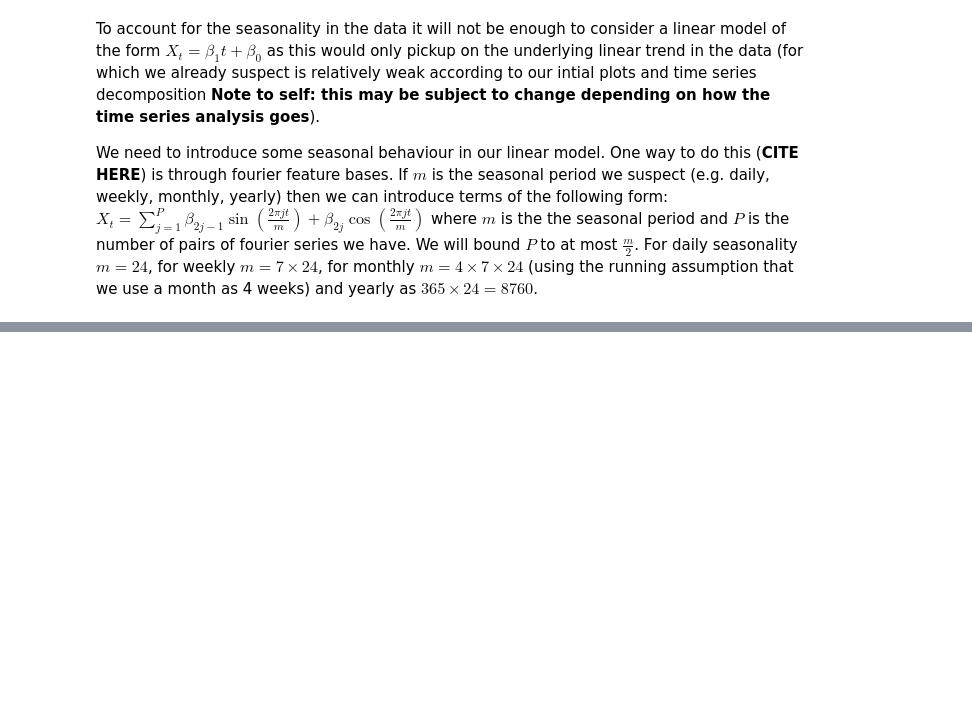
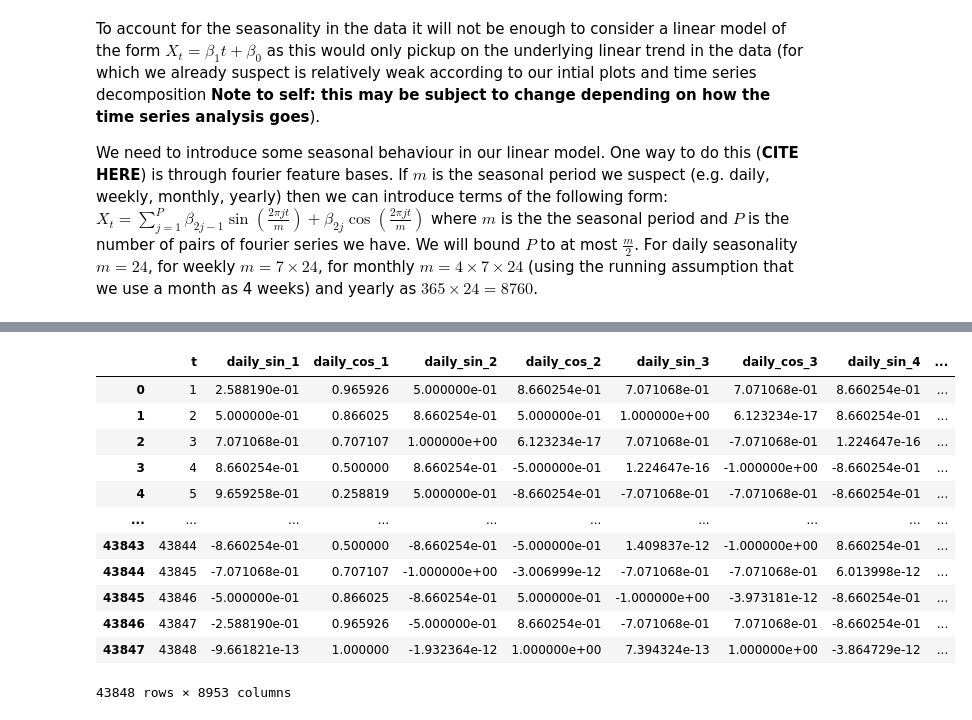
Before and after one commit to cesare-spinoso/project_432, a Jupyter notebook: Linear_models.ipynb, the cells around one changed output, grey strips where cells are left out. Cells and saved outputs as stored; diff of their text form; code cells hidden in the pictures; blank space fills up the shorter version.

Commit message:
Successfully managed to generate our design_matrix.

```diff
--- a/Linear_models.ipynb
+++ b/Linear_models.ipynb
@@ -182,0 +210,21 @@ array([[    1],
+# %%
+#3. Fourier feature bases for Yearly seasonal period
+m = 24 * 365
+P = m/2
+j = np.arange(1, int(P)+1)
+
+# Generating the column names we need for the dataframe
+titles_sin, titles_cos = ['yearly_sin_' + str(x) for x in j], ['yearly_cos_' + str(x) for x in j]
+
+# Generating the number to which we will apply sin and cos afterwards
+temp_multiply = (2 * np.pi * j)/m
+
+# Generating the sin and cos values
+yearly_design_matrix_sin = pd.DataFrame(data = np.sin(temp_multiply * design_matrix), columns = titles_sin)
+yearly_design_matrix_cos = pd.DataFrame(data = np.cos(temp_multiply * design_matrix), columns = titles_cos)
+
+# Merging the two dataframes to be a single dataframe
+yearly_design_matrix =  pd.concat([yearly_design_matrix_sin, yearly_design_matrix_cos], axis = 1)
+
+# Reordering the columns in a more convenient way (sin and cos tuples with a specific index j)
+yearly_design_matrix = yearly_design_matrix[list(sum(zip(titles_sin, titles_cos), ()))]
@@ -183,3 +247,21 @@ array([[    1],
+# %%
+#Adding all our newly generated period design_matrices to our original one
+design_matrix = pd.concat([pd.DataFrame(design_matrix, columns = ['t']), daily_design_matrix, weekly_design_matrix, yearly_design_matrix], axis = 1)
+design_matrix
+# %% [output]
+|  | t | daily_sin_1 | daily_cos_1 | daily_sin_2 | daily_cos_2 | daily_sin_3 | daily_cos_3 | daily_sin_4 | ... |
+| 0 | 1 | 2.588190e-01 | 0.965926 | 5.000000e-01 | 8.660254e-01 | 7.071068e-01 | 7.071068e-01 | 8.660254e-01 | ... |
+| 1 | 2 | 5.000000e-01 | 0.866025 | 8.660254e-01 | 5.000000e-01 | 1.000000e+00 | 6.123234e-17 | 8.660254e-01 | ... |
+| 2 | 3 | 7.071068e-01 | 0.707107 | 1.000000e+00 | 6.123234e-17 | 7.071068e-01 | -7.071068e-01 | 1.224647e-16 | ... |
+| 3 | 4 | 8.660254e-01 | 0.500000 | 8.660254e-01 | -5.000000e-01 | 1.224647e-16 | -1.000000e+00 | -8.660254e-01 | ... |
+| 4 | 5 | 9.659258e-01 | 0.258819 | 5.000000e-01 | -8.660254e-01 | -7.071068e-01 | -7.071068e-01 | -8.660254e-01 | ... |
+| ... | ... | ... | ... | ... | ... | ... | ... | ... | ... |
+| 43843 | 43844 | -8.660254e-01 | 0.500000 | -8.660254e-01 | -5.000000e-01 | 1.409837e-12 | -1.000000e+00 | 8.660254e-01 | ... |
+| 43844 | 43845 | -7.071068e-01 | 0.707107 | -1.000000e+00 | -3.006999e-12 | -7.071068e-01 | -7.071068e-01 | 6.013998e-12 | ... |
+| 43845 | 43846 | -5.000000e-01 | 0.866025 | -8.660254e-01 | 5.000000e-01 | -1.000000e+00 | -3.973181e-12 | -8.660254e-01 | ... |
+| 43846 | 43847 | -2.588190e-01 | 0.965926 | -5.000000e-01 | 8.660254e-01 | -7.071068e-01 | 7.071068e-01 | -8.660254e-01 | ... |
+| 43847 | 43848 | -9.661821e-13 | 1.000000 | -1.932364e-12 | 1.000000e+00 | 7.394324e-13 | 1.000000e+00 | -3.864729e-12 | ... |
+43848 rows × 8953 columns
 # %%
 # Add columns for each of the fourier bases from j = 1 to P and for each different seasonality
 # for j = 1 to m/2, but do this in ranges:
```
Also changed, not shown: parts of 8 cells of this notebook.
